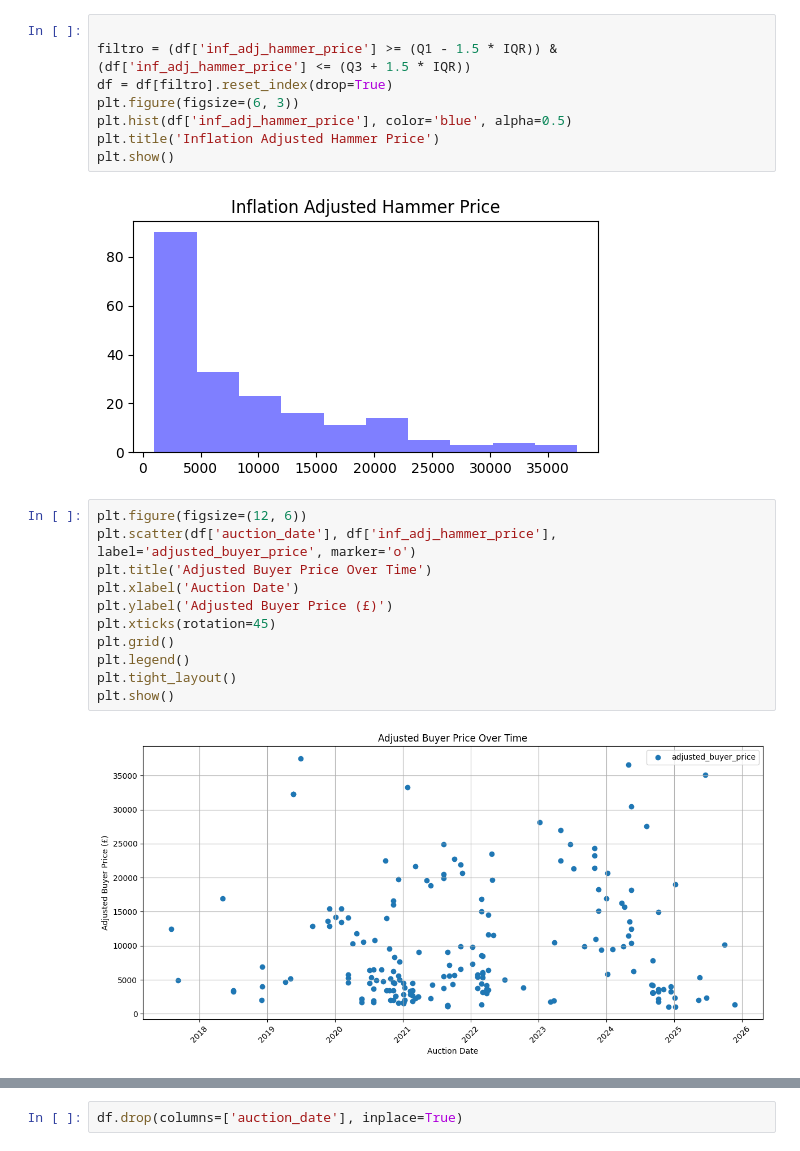
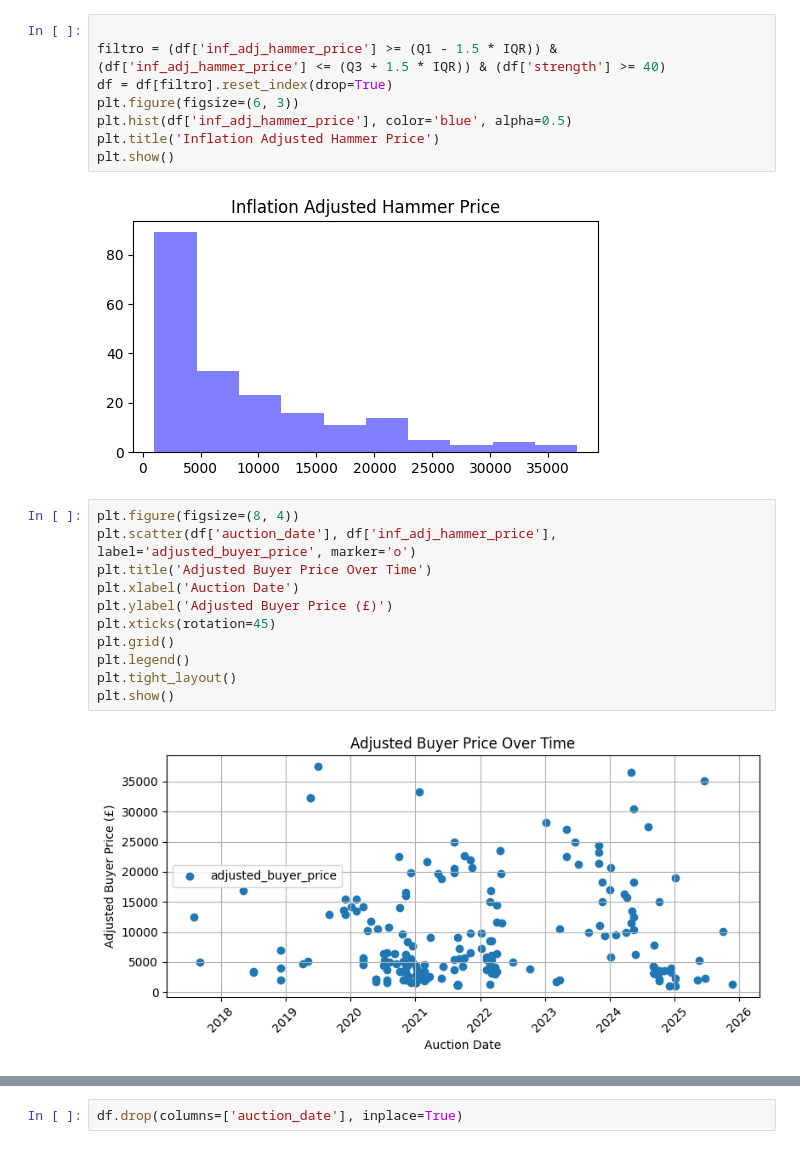
Before and after one commit to joaopaivaa/Cask-Worth, a Jupyter notebook: model.ipynb, the cells around one changed output, grey strips where cells are left out. Cells and saved outputs as stored; diff of their text form.

```diff
--- a/model.ipynb
+++ b/model.ipynb
@@ -151,7 +149,7 @@ Q3 = df['inf_adj_hammer_price'].quantile(0.75)
 IQR = Q3 - Q1
 # %%
 
-filtro = (df['inf_adj_hammer_price'] >= (Q1 - 1.5 * IQR)) & (df['inf_adj_hammer_price'] <= (Q3 + 1.5 * IQR))
+filtro = (df['inf_adj_hammer_price'] >= (Q1 - 1.5 * IQR)) & (df['inf_adj_hammer_price'] <= (Q3 + 1.5 * IQR)) & (df['strength'] >= 40)
 df = df[filtro].reset_index(drop=True)
 plt.figure(figsize=(6, 3))
 plt.hist(df['inf_adj_hammer_price'], color='blue', alpha=0.5)
@@ -160,15 +158,15 @@ plt.show()
 # %% [output]
 [figure]
 # %%
-plt.figure(figsize=(12, 6))
+plt.figure(figsize=(8, 4))
 plt.scatter(df['auction_date'], df['inf_adj_hammer_price'], label='adjusted_buyer_price', marker='o')
 plt.title('Adjusted Buyer Price Over Time')
 plt.xlabel('Auction Date')
 plt.ylabel('Adjusted Buyer Price (£)')
 plt.xticks(rotation=45)
 plt.grid()
 plt.legend()
 plt.tight_layout()
 plt.show()
 # %% [output]
-[figure, old version]
+[figure, new version]
```
Also changed, not shown: parts of 185 cells of this notebook, 1 other file.
